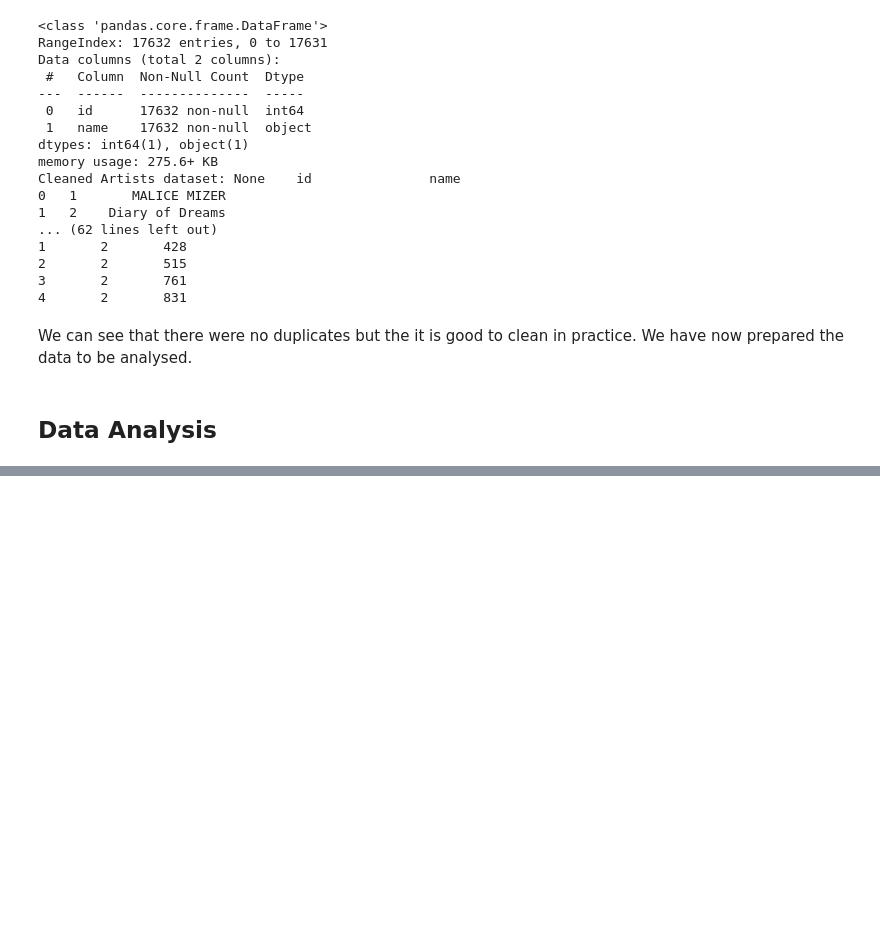
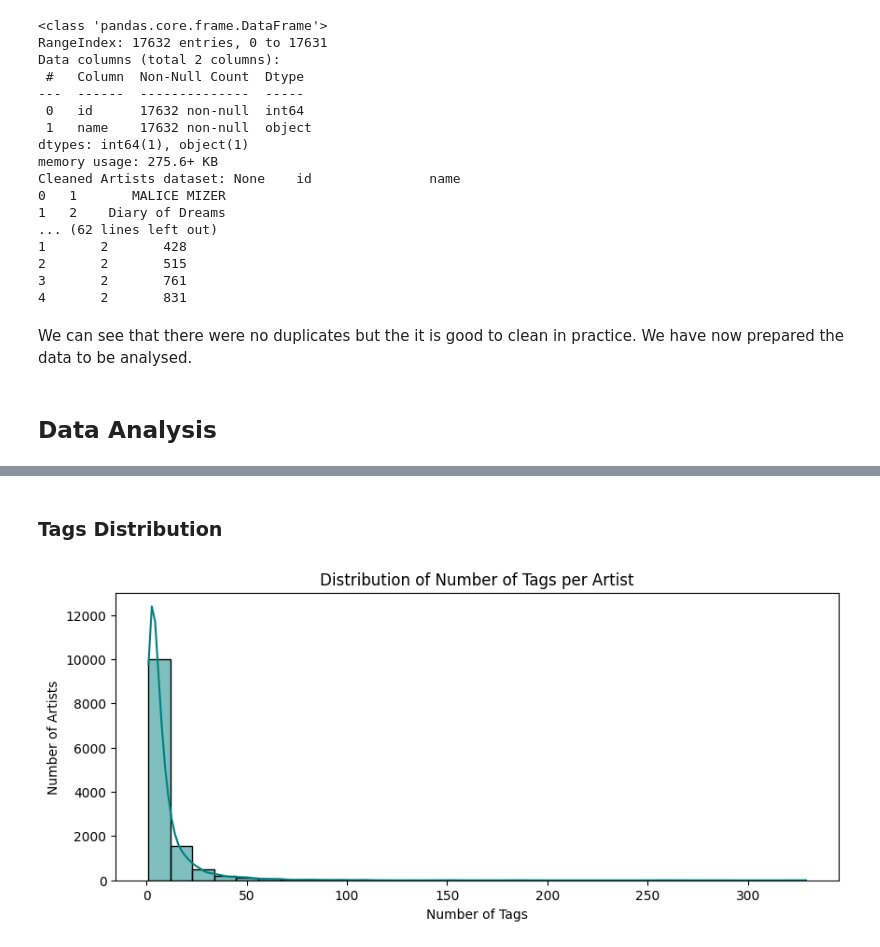
Before and after one commit to elimiller7/dst-assessment-2, a Jupyter notebook: EliM/EDA.ipynb, the cells around one changed output, grey strips where cells are left out. Cells and saved outputs as stored; diff of their text form; code cells hidden in the pictures; blank space fills up the shorter version.

```diff
--- a/EliM/EDA.ipynb
+++ b/EliM/EDA.ipynb
@@ -276,0 +295,10 @@ We can see that there were no duplicates but the it is good to clean in practice
+# %%
+# Group by artistID and count the number of unique tags associated with each artist
+tag_counts_per_artist = user_taggedartists_timestamps_cleaned.groupby('artistID')['tagID'].nunique().reset_index(name='num_tags')
+
+# Merge with artist names to get the artist name from the artists_cleaned dataset
+tag_counts_per_artist = tag_counts_per_artist.merge(artists_cleaned[['id', 'name']], left_on='artistID', right_on='id', how='left')
+
+# Display top artists with the number of tags
+print("Top Artists with the Most Tags:")
+print(tag_counts_per_artist[['name', 'num_tags']].sort_values(by='num_tags', ascending=False).head(10))
@@ -276,0 +341,12 @@ We can see that there were no duplicates but the it is good to clean in practice
+# %% [markdown]
+### Tags Distribution
+# %%
+# Plotting the distribution of the number of tags per artist from tag_counts_per_artist
+plt.figure(figsize=(10, 4))
+sns.histplot(tag_counts_per_artist['num_tags'], kde=True, color='teal', bins=30)
+plt.title('Distribution of Number of Tags per Artist')
+plt.xlabel('Number of Tags')
+plt.ylabel('Number of Artists')
+plt.show()
+# %% [output]
+[figure, added]
```
Also changed, not shown: parts of 33 cells of this notebook.
